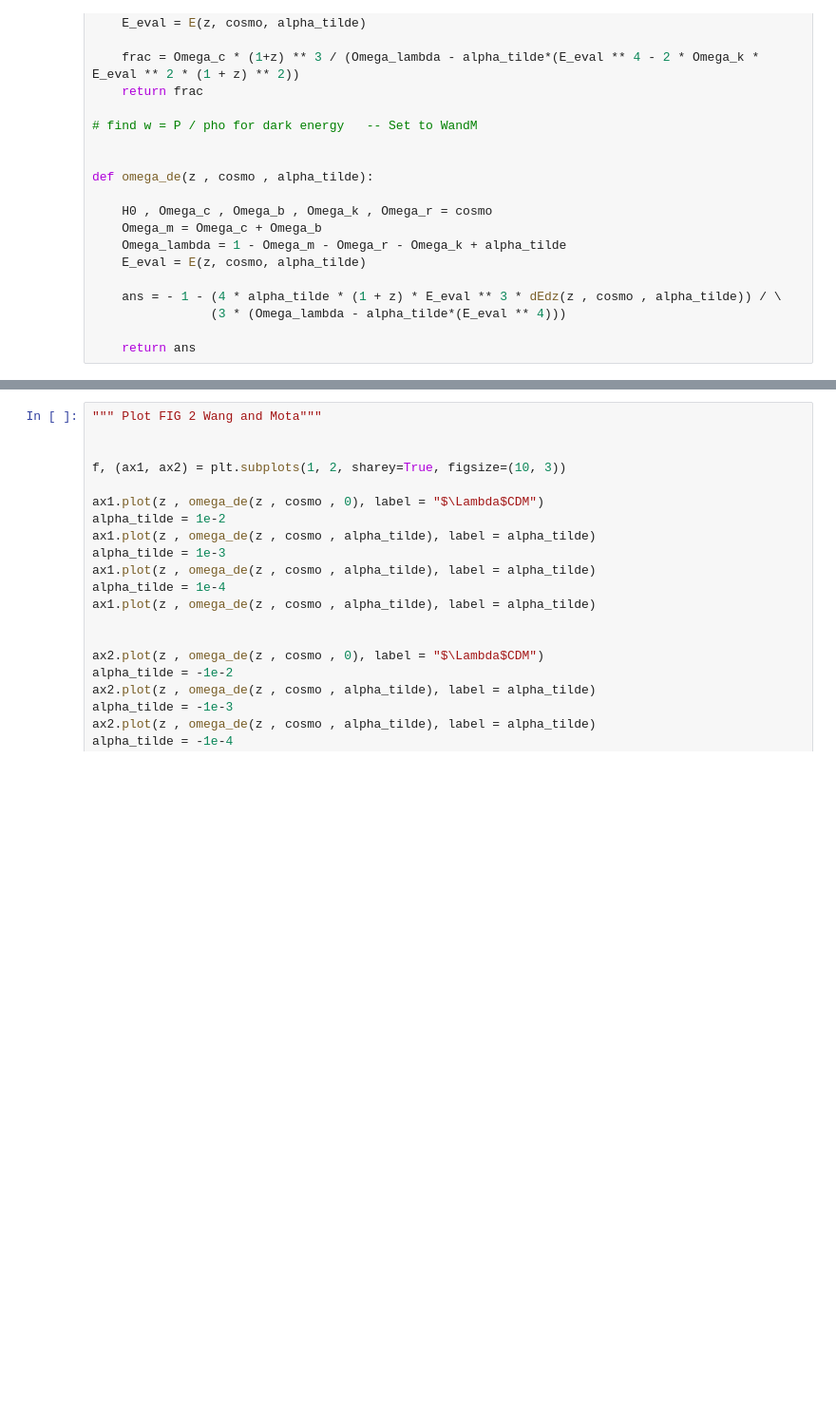
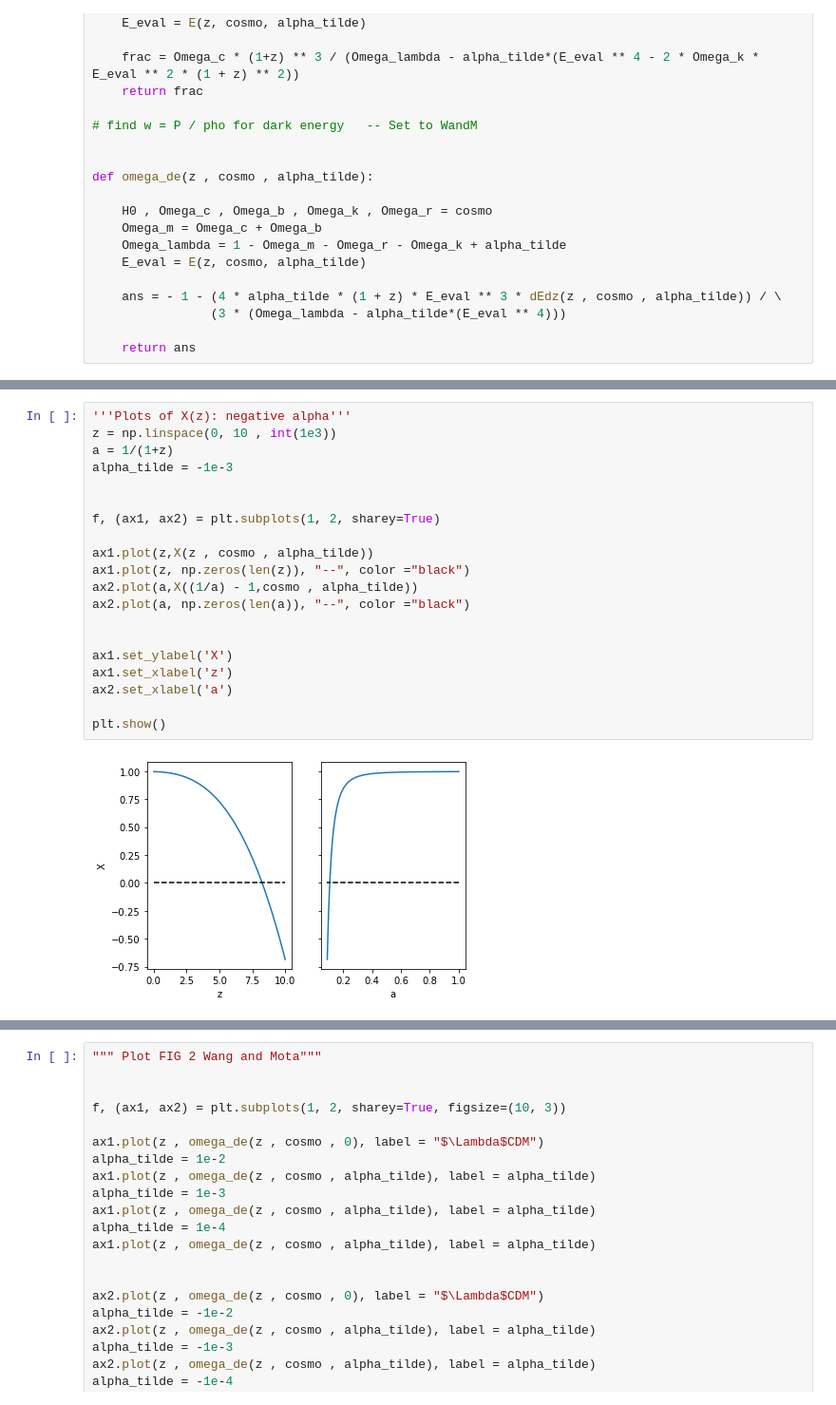
Before and after one commit to CarolaZano/4DEGB-tests, a Jupyter notebook: 4DEGB_tests_WandM_corrected_eq.ipynb, the cells around one changed output, grey strips where cells are left out. Shown at 95% size. Saved outputs shown, nothing was run; the diff lists cells and outputs as text; blank space fills up the shorter version.

```diff
--- a/4DEGB_tests_WandM_corrected_eq.ipynb
+++ b/4DEGB_tests_WandM_corrected_eq.ipynb
@@ -85,4 +85,26 @@ print("alpha_tilde/alpha = ",(2 * H0 ** 2))
 # print("Lambda = ", (1 - 0.27 - 0.045 - 0 - 9.2e-5)*3*H0**2)
 # %% [output]
 alpha_tilde/alpha =  1.6362694441280002e-64
+# %%
+'''Plots of X(z): negative alpha'''
+z = np.linspace(0, 10 , int(1e3))
+a = 1/(1+z)
+alpha_tilde = -1e-3
+
+
+f, (ax1, ax2) = plt.subplots(1, 2, sharey=True)
+
+ax1.plot(z,X(z , cosmo , alpha_tilde))
+ax1.plot(z, np.zeros(len(z)), "--", color ="black")
+ax2.plot(a,X((1/a) - 1,cosmo , alpha_tilde))
+ax2.plot(a, np.zeros(len(a)), "--", color ="black")
+
+
+ax1.set_ylabel('X')
+ax1.set_xlabel('z')
+ax2.set_xlabel('a')
+
+plt.show()
+# %% [output]
+[figure, added]
 # %%
```
Also changed, not shown: parts of 5 cells of this notebook.
